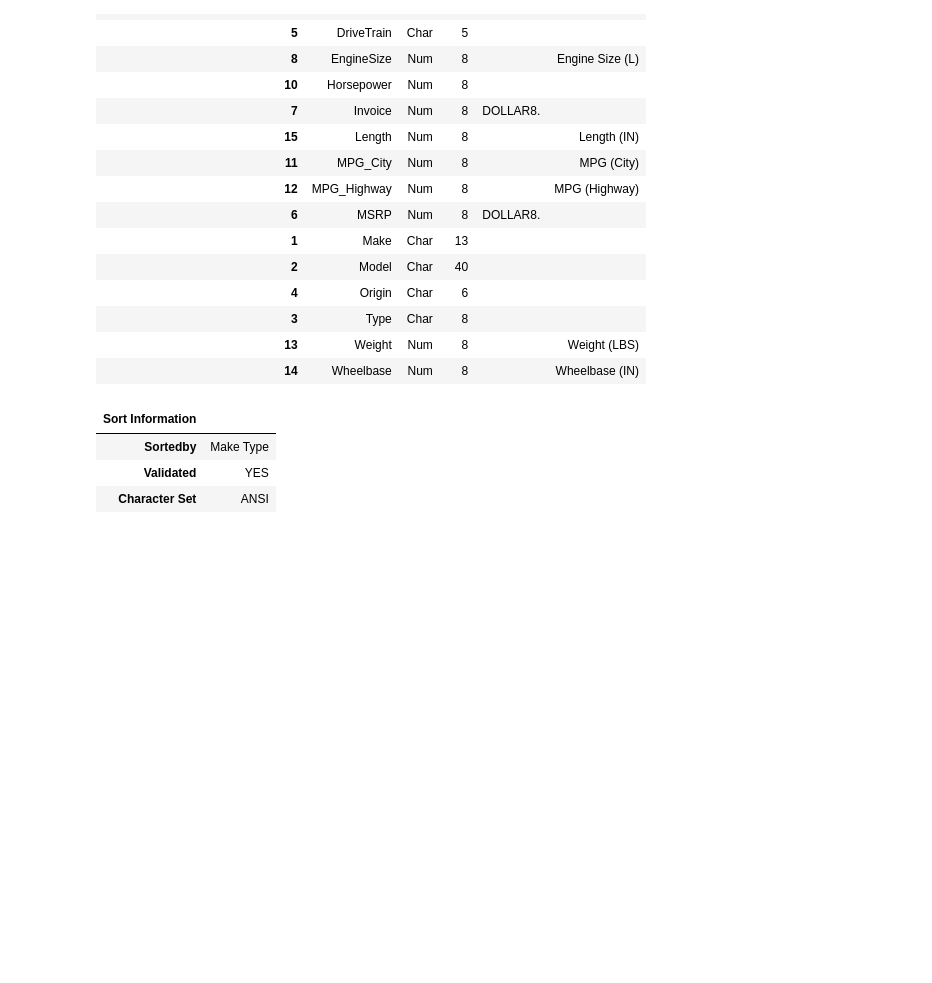
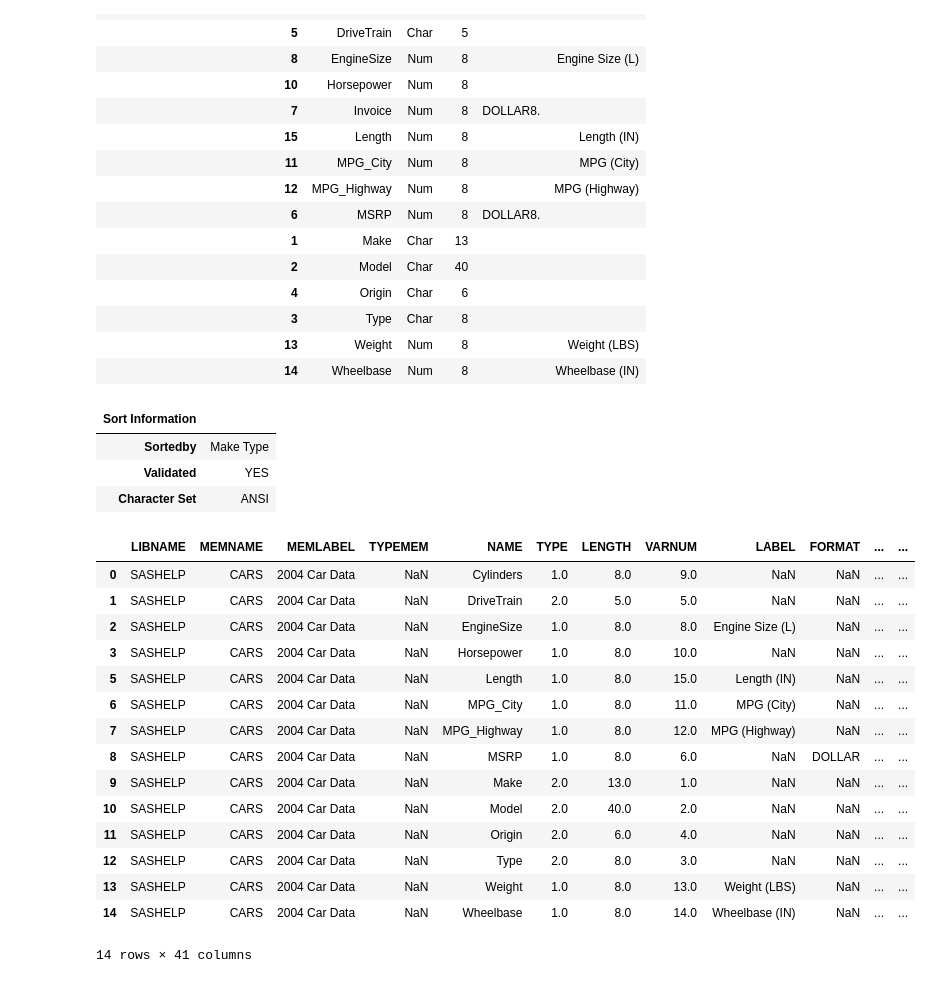
Before and after one commit to 0xdomyz/sas_collection, a Jupyter notebook: data/data_overview.ipynb, the cells around one changed output. Drawn from its saved outputs; the diff is of its cells as text; code cells hidden in the pictures; blank space fills up the shorter version.

Commit message:
update data overview

```diff
--- a/data/data_overview.ipynb
+++ b/data/data_overview.ipynb
@@ -1,6 +1,6 @@
 # %%
 import saspy
-sas = saspy.SASsession(cfgname='oda', colorLOG=True)
+sas = saspy.SASsession(cfgname='oda', colorLOG=True, results=)
 
 def run(code):
     sas.submitLST(code, method = 'logandlist')
@@ -11,0 +13,20 @@ tbl = "cars"
+# %%
+cols = """
+cylinders
+drivetrain
+enginesize
+horsepower
+length
+mpg_city
+mpg_highway
+msrp
+make
+model
+origin
+type
+weight
+wheelbase
+"""
+
+cols = cols.strip().split('\n')
+cols
@@ -65,3 +101,25 @@ The CONTENTS Procedure
 | Sortedby | Make Type |
 | Validated | YES |
 | Character Set | ANSI |
+# %%
+sdf = sas.sasdata("contents")
+df = sdf.to_df()
+df = df[df['NAME'].str.lower().isin(cols)]
+df
+# %% [output]
+|  | LIBNAME | MEMNAME | MEMLABEL | TYPEMEM | NAME | TYPE | LENGTH | VARNUM | LABEL | FORMAT | ... | ... |
+| 0 | SASHELP | CARS | 2004 Car Data | NaN | Cylinders | 1.0 | 8.0 | 9.0 | NaN | NaN | ... | ... |
+| 1 | SASHELP | CARS | 2004 Car Data | NaN | DriveTrain | 2.0 | 5.0 | 5.0 | NaN | NaN | ... | ... |
+| 2 | SASHELP | CARS | 2004 Car Data | NaN | EngineSize | 1.0 | 8.0 | 8.0 | Engine Size (L) | NaN | ... | ... |
+| 3 | SASHELP | CARS | 2004 Car Data | NaN | Horsepower | 1.0 | 8.0 | 10.0 | NaN | NaN | ... | ... |
+| 5 | SASHELP | CARS | 2004 Car Data | NaN | Length | 1.0 | 8.0 | 15.0 | Length (IN) | NaN | ... | ... |
+| 6 | SASHELP | CARS | 2004 Car Data | NaN | MPG_City | 1.0 | 8.0 | 11.0 | MPG (City) | NaN | ... | ... |
+| 7 | SASHELP | CARS | 2004 Car Data | NaN | MPG_Highway | 1.0 | 8.0 | 12.0 | MPG (Highway) | NaN | ... | ... |
+| 8 | SASHELP | CARS | 2004 Car Data | NaN | MSRP | 1.0 | 8.0 | 6.0 | NaN | DOLLAR | ... | ... |
+| 9 | SASHELP | CARS | 2004 Car Data | NaN | Make | 2.0 | 13.0 | 1.0 | NaN | NaN | ... | ... |
+| 10 | SASHELP | CARS | 2004 Car Data | NaN | Model | 2.0 | 40.0 | 2.0 | NaN | NaN | ... | ... |
+| 11 | SASHELP | CARS | 2004 Car Data | NaN | Origin | 2.0 | 6.0 | 4.0 | NaN | NaN | ... | ... |
+| 12 | SASHELP | CARS | 2004 Car Data | NaN | Type | 2.0 | 8.0 | 3.0 | NaN | NaN | ... | ... |
+| 13 | SASHELP | CARS | 2004 Car Data | NaN | Weight | 1.0 | 8.0 | 13.0 | Weight (LBS) | NaN | ... | ... |
+| 14 | SASHELP | CARS | 2004 Car Data | NaN | Wheelbase | 1.0 | 8.0 | 14.0 | Wheelbase (IN) | NaN | ... | ... |
+14 rows × 41 columns
```
Also changed, not shown: parts of 12 cells of this notebook.
